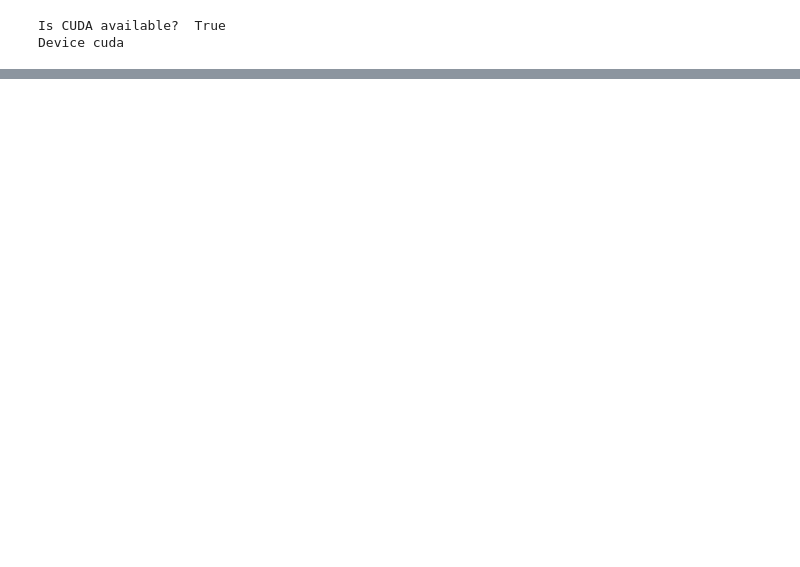
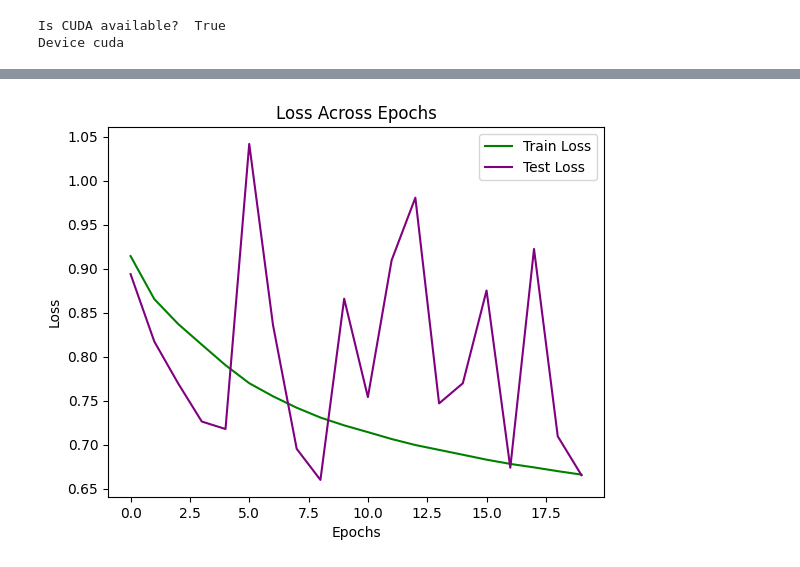
Before and after one commit to DimitriKaragiannakis99/CNN-Image-Classification, a Jupyter notebook: ColectoralClassification.ipynb, the cells around one changed output, grey strips where cells are left out. Drawn from its saved outputs; the diff is of its cells as text; code cells hidden in the pictures; blank space fills up the shorter version.

```diff
--- a/ColectoralClassification.ipynb
+++ b/ColectoralClassification.ipynb
@@ -153 +169,16 @@ Find logs at: .\wandb\run-20241026_235305-9nve4nag\logs
+# %%
+# Plot Results
+test_losses = [entry['test loss'] for entry in results]
+train_losses = [entry['train loss'] for entry in results]
+acc = [entry['accuracy'] for entry in results]
+
+plt.plot(train_losses, color="green", label="Train Loss")
+plt.plot(test_losses, color="purple", label="Test Loss")
+plt.title("Loss Across Epochs")
+plt.ylabel("Loss")
+plt.xlabel("Epochs")
+plt.legend()
+plt.show()
+# %% [output]
+[figure, added]
 # %%
```
Also changed, not shown: parts of 12 cells of this notebook.
